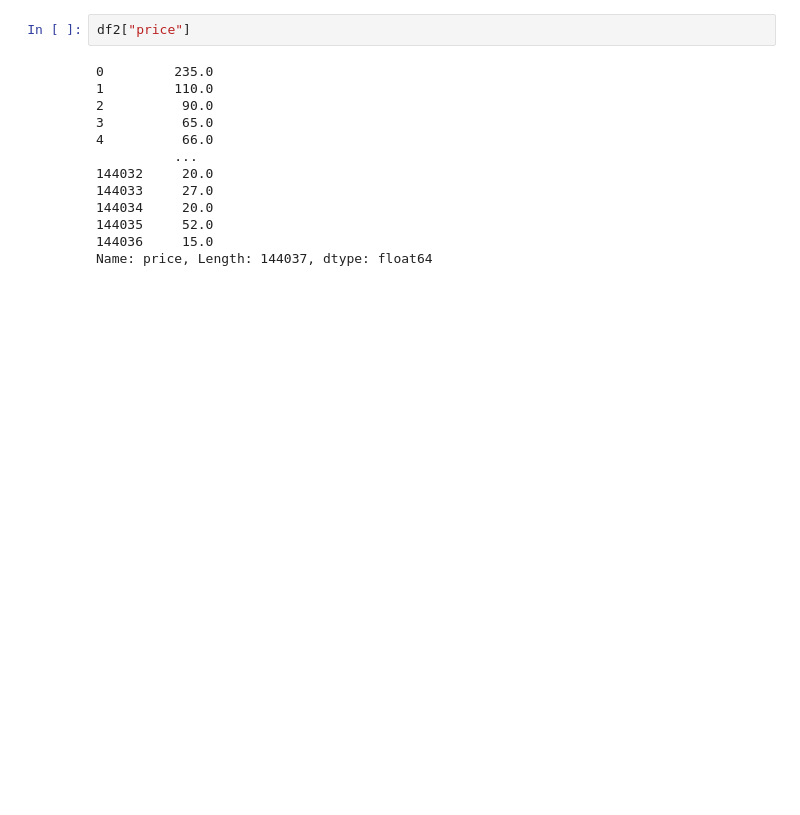
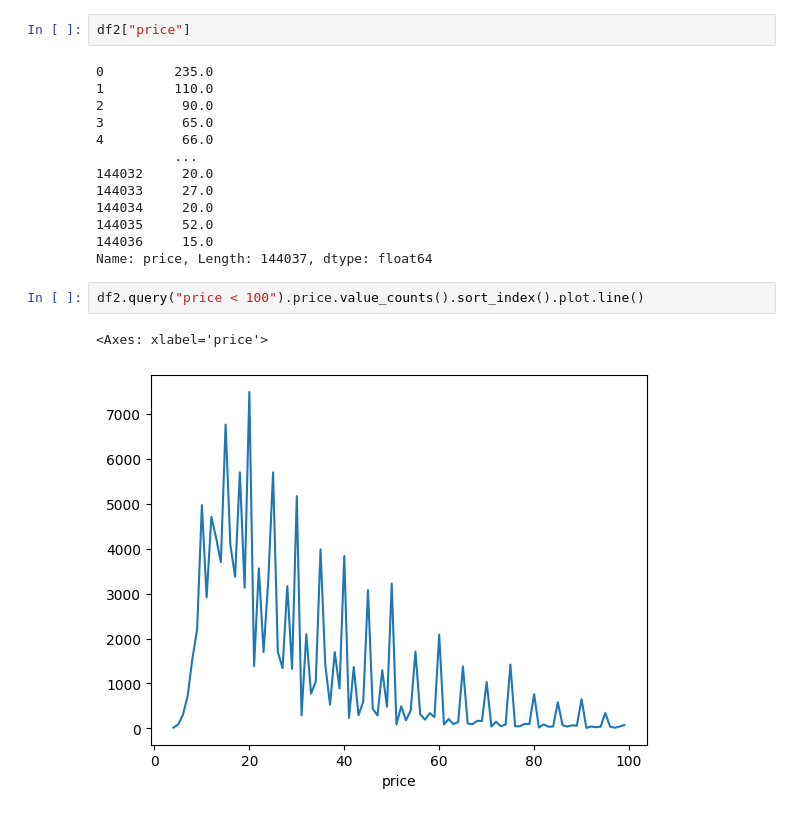
Before and after one commit to Lenis0207/PAD_2025_IIB1, a Jupyter notebook: src/clases_ad/clase_4_graficos.ipynb, the cells around one changed output. Cells and saved outputs as stored; diff of their text form; blank space fills up the shorter version.

```diff
--- a/src/clases_ad/clase_4_graficos.ipynb
+++ b/src/clases_ad/clase_4_graficos.ipynb
@@ -78,3 +78,8 @@ df2["price"]
 144035     52.0
 144036     15.0
 Name: price, Length: 144037, dtype: float64
+# %%
+df2.query("price < 100").price.value_counts().sort_index().plot.line()
+# %% [output]
+<Axes: xlabel='price'>
+[figure, added]
```
Also changed, not shown: parts of 22 cells of this notebook.
